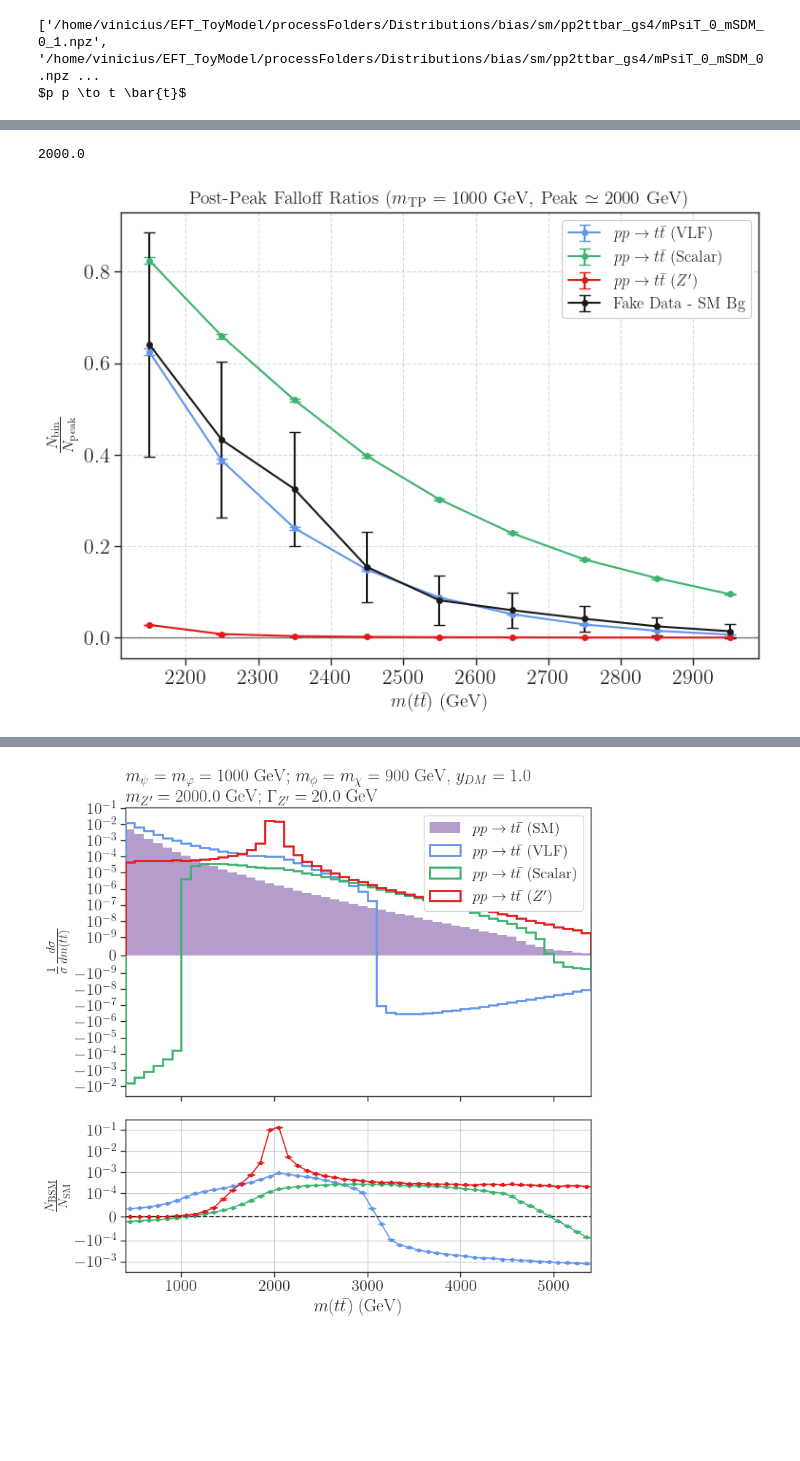
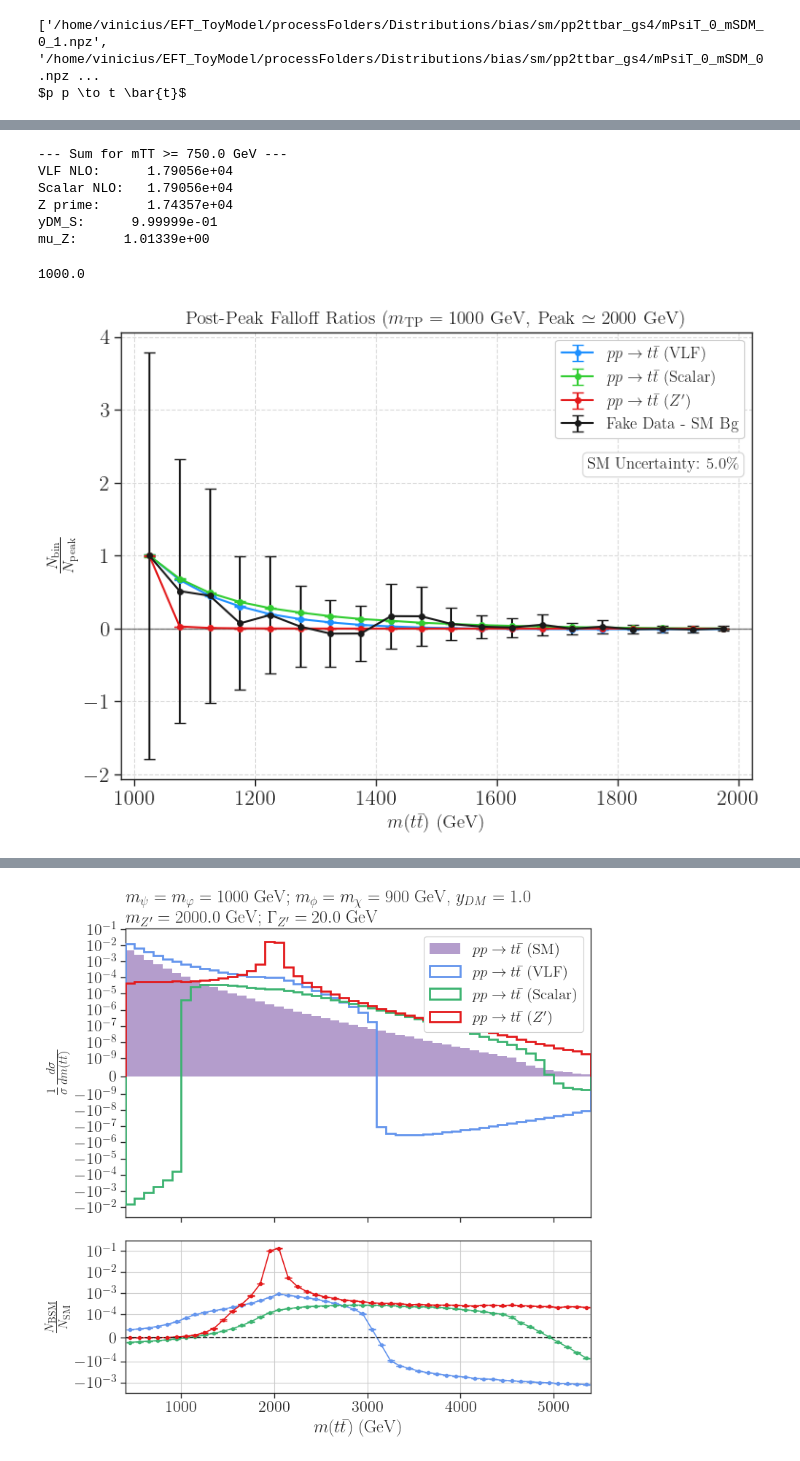
Before and after one commit to viniciusrocca/EFT_ToyModel, a Jupyter notebook: Plots/Article_method.ipynb, the cells around one changed output, grey strips where cells are left out. Saved outputs shown, nothing was run; the diff lists cells and outputs as text; code cells hidden in the pictures; blank space fills up the shorter version.

Commit message:
Working in a light scenario

```diff
--- a/Plots/Article_method.ipynb
+++ b/Plots/Article_method.ipynb
@@ -68,7 +68,7 @@ def selectColor1(model, process):
 # %% [markdown]
 # Combining the process to obtain $pp \to t\bar{t}$
 # %%
-files = list(glob.glob('/home/vinicius/EFT_ToyModel/processFolders/Distributions/bias/*/*/bias_article/*.npz'))
+files = list(glob.glob('/home/vinicius/EFT_ToyModel/processFolders/Distributions/bias/*/*/bias_article/*500*.npz'))
 data = []
 for f in files:
     aux = np.load(f, allow_pickle = True)
@@ -116,6 +116,6 @@ for d in data_NLO:
 # %%
 #Reading files with bias
-fake_data_files = list(glob.glob('/home/vinicius/EFT_ToyModel/processFolders/Distributions/bias/VLF/pp2ttbar/bias_article*/*.npz'))
+fake_data_files = list(glob.glob('/home/vinicius/EFT_ToyModel/processFolders/Distributions/bias/VLF/pp2ttbar/bias_article*/*500*.npz'))
 print(fake_data_files)
 fake_data = []
 
@@ -434,0 +200,14 @@ for i in range(0, len(data_NLO), 4):
+# %%
+
+files = list(glob.glob('/home/vinicius/EFT_ToyModel/processFolders/Distributions/bias/z_prime/pp2ttbar_dmv4/bias_*1000_10/*.npz'))
+print(files)
+#files = list(glob.glob('/home/vinicius/EFT_ToyModel/test/Distributions/*/*/*.npz'))
+data_Z = []
+#data_sm = []
+#Loading the distributions
+for f in files:
+    aux = np.load(f, allow_pickle = True)
+    data_Z.append(aux)
+
+data_Z = sorted(data_Z, key=lambda d: d['mZp'])
+print(data_Z[0]['xsec (pb)'])
@@ -435,6 +585,32 @@ for i in range(0, len(data_NLO), 4):
+# %%
+mTT_start = 1.5 * mPsiT
+tail_mask = bins[:-1] >= mTT_start
+
+
+tail_sum_NLO = np.sum(bsm_hists[0][tail_mask])
+tail_sum_S   = np.sum( bsm_hists[1][tail_mask] )
+tail_sum_Zp  = np.sum( bsm_hists[2][tail_mask])
+
+yDM_S = np.sqrt( tail_sum_NLO/tail_sum_S)
+mu_Zp = np.sqrt(tail_sum_NLO/tail_sum_Zp)
+# Print the results
+print(f"--- Sum for mTT >= {mTT_start} GeV ---")
+print(f"VLF NLO:      {tail_sum_NLO:.5e}")
+print(f"Scalar NLO:   {tail_sum_S:.5e}")
+print(f"Z prime:      {tail_sum_Zp:.5e}")
+print(f"yDM_S:      {yDM_S:.5e}")
+print(f"mu_Z:      {mu_Zp:.5e}")
+print()
+# %% [output]
+--- Sum for mTT >= 750.0 GeV ---
+VLF NLO:      1.79056e+04
+Scalar NLO:   1.79056e+04
+Z prime:      1.74357e+04
+yDM_S:      9.99999e-01
+mu_Z:      1.01339e+00
 # %%
-mTP = 1000.0 #GeV
-n_bp = 10
+mTP = 500.0 #GeV
+n_bp = 20
 peak = 2.0 * mTP
 b_peak = 0
 i = 0
@@ -454,7 +630,7 @@ ratios_err = []
 for i, h in enumerate(bsm_hists):
     aux = []
     err = []
-    for j in range(b_peak + 1, b_peak + n_bp):
+    for j in range(b_peak , b_peak + n_bp):
         A = h[j]
         B = h[b_peak]
         errA = bsm_errs[i][j]
@@ -471,35 +647,41 @@ for i, h in enumerate(bsm_hists):
 
 # ==========================================
 # Plotting the ratios for each model
 # ==========================================
 
 # Calculate the bin centers for the x-axis
-x_centers = [(bins[j] + bins[j+1]) / 2.0 for j in range(b_peak + 1, b_peak + n_bp)]
+x_centers = [(bins[j] + bins[j+1]) / 2.0 for j in range(b_peak , b_peak + n_bp)]
 
 fig, ax = plt.subplots(figsize=(8, 6))
 
 # Loop over the calculated ratios to plot them
 for k in range(len(ratios)):
     label = bsm_labels[k] if 'bsm_labels' in locals() else f"Model {k+1}"
     color = bsm_colors[k] if 'bsm_colors' in locals() else None
 
     ax.errorbar(x_centers, ratios[k], yerr=ratios_err[k], fmt='o-',
                 capsize=4, label=label, color=color, markersize=4, linewidth=1.5)
+ax.text(0.98, 0.72, rf'SM Uncertainty: {sm_err*100:.1f}\%',
+        transform=ax.transAxes,      # Use axis coordinates instead of mass data coordinates
+        fontsize=12,
+        verticalalignment='top',     # Anchor the text from its top edge
+        horizontalalignment='right', # Anchor the text from its right edge
+        bbox=dict(boxstyle='round,pad=0.3', facecolor='white', edgecolor='lightgray', alpha=1.0))
 
 # Formatting the plot to match the style of your previous physics plots
 ax.set_xlabel(r'$m(t\bar{t})$ (GeV)', fontsize=14)
 ax.set_ylabel(r'$\frac{N_{\mathrm{bin}}}{N_{\mathrm{peak}}}$', fontsize=16)
 ax.set_title(r'Post-Peak Falloff Ratios ($m_{\mathrm{TP}} = 1000$ GeV, Peak $\simeq 2000$ GeV)', fontsize=14)
 
 # Adding a horizontal line at 0 so you can clearly see the negative interference crossing!
 ax.axhline(0, color='black', linestyle='-', linewidth=1, alpha=0.5)
 
 ax.grid(True, linestyle='--', alpha=0.7)
 ax.legend(fontsize=12, framealpha=1.0)
-
+#ax.set_yscale('log')
 plt.tight_layout()
-plt.savefig('Post_Peak_Falloff.png', dpi=300)
+#plt.savefig('Post_Peak_Falloff.png', dpi=300)
 plt.show()
 # %% [output]
-2000.0
+1000.0
-[figure, old version]
+[figure, new version]
```
Also changed, not shown: parts of 16 cells of this notebook.
